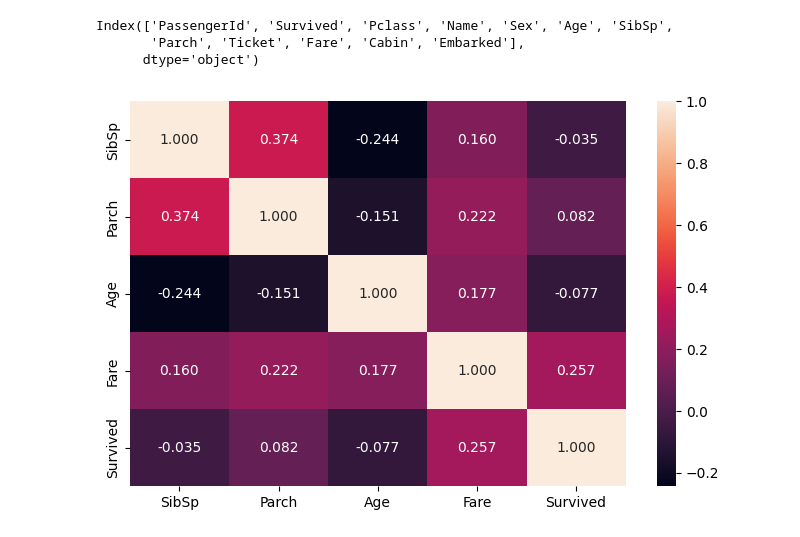
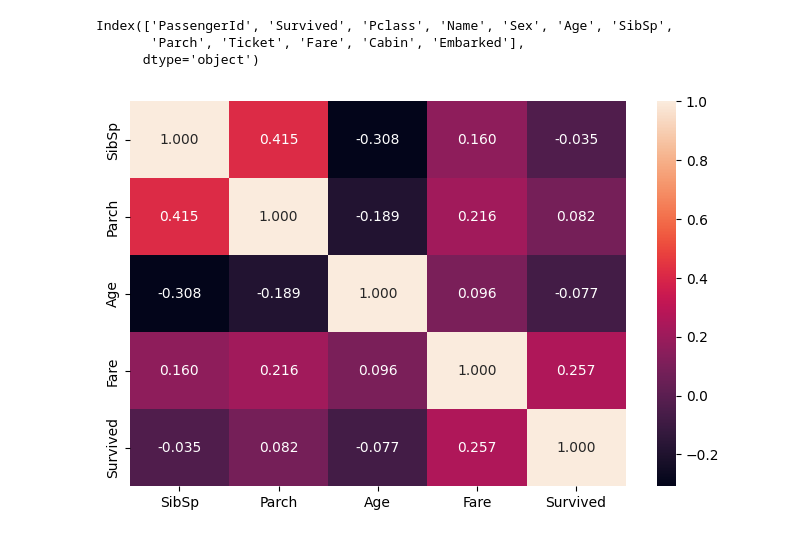
Before and after one commit to MertHasanAslan/titanic_ml, a Jupyter notebook: src/titanic_ml.ipynb, the cells around one changed output. Cells and saved outputs as stored; diff of their text form; code cells hidden in the pictures.

```diff
--- a/src/titanic_ml.ipynb
+++ b/src/titanic_ml.ipynb
@@ -423,7 +423,7 @@ Index(['PassengerId', 'Survived', 'Pclass', 'Name', 'Sex', 'Age', 'SibSp',
 # %%
 features = ["SibSp", "Parch", "Age", "Fare", "Survived"]
 plt.figure(figsize=(8,5))
-sns.heatmap(full_df[features].corr(), annot=True, fmt=".3f")
+sns.heatmap(train_df[features].corr(), annot=True, fmt=".3f")
 plt.show()
 # %% [output]
-[figure, old version]
+[figure, new version]
```
Also changed, not shown: parts of 2 cells of this notebook.
